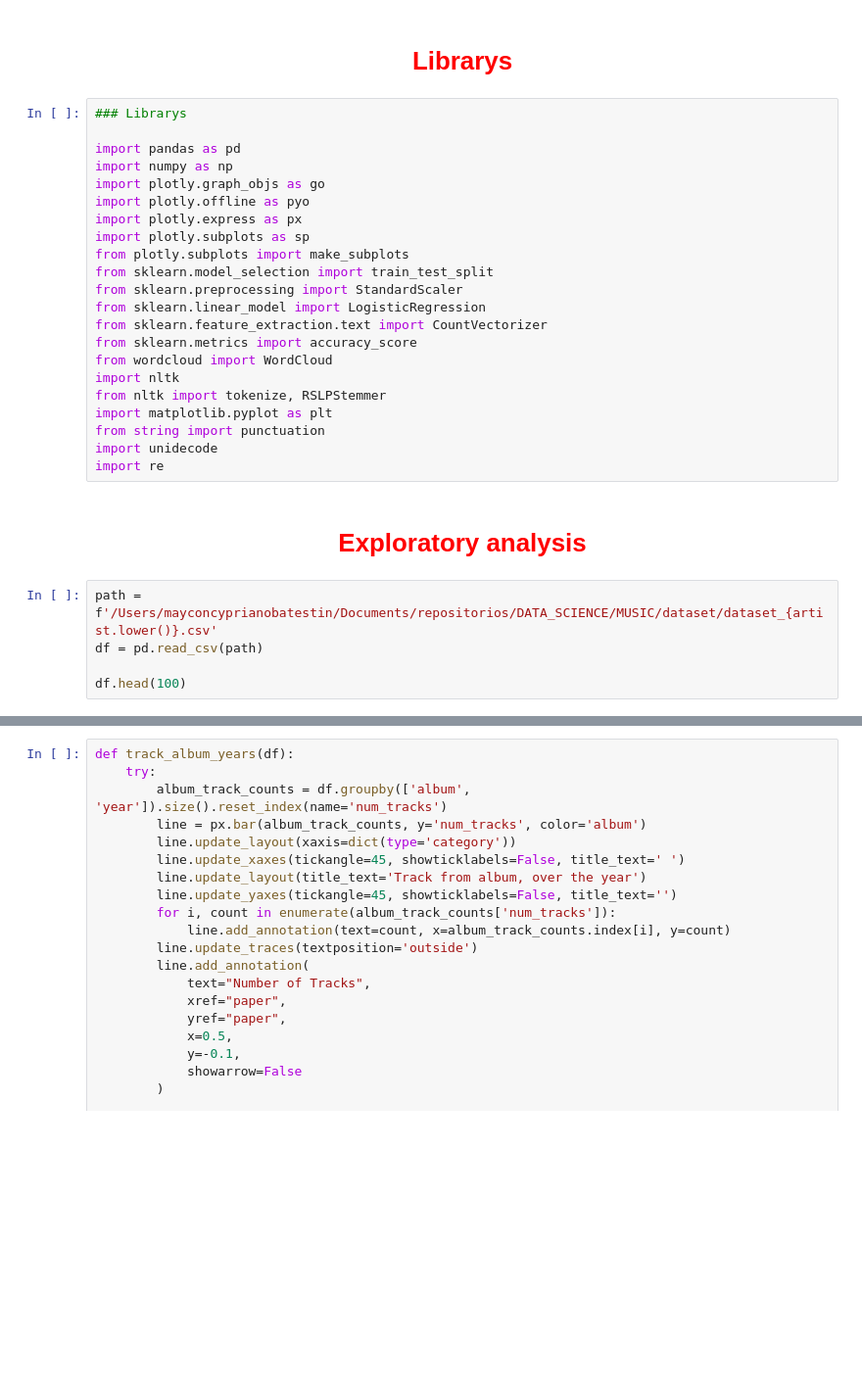
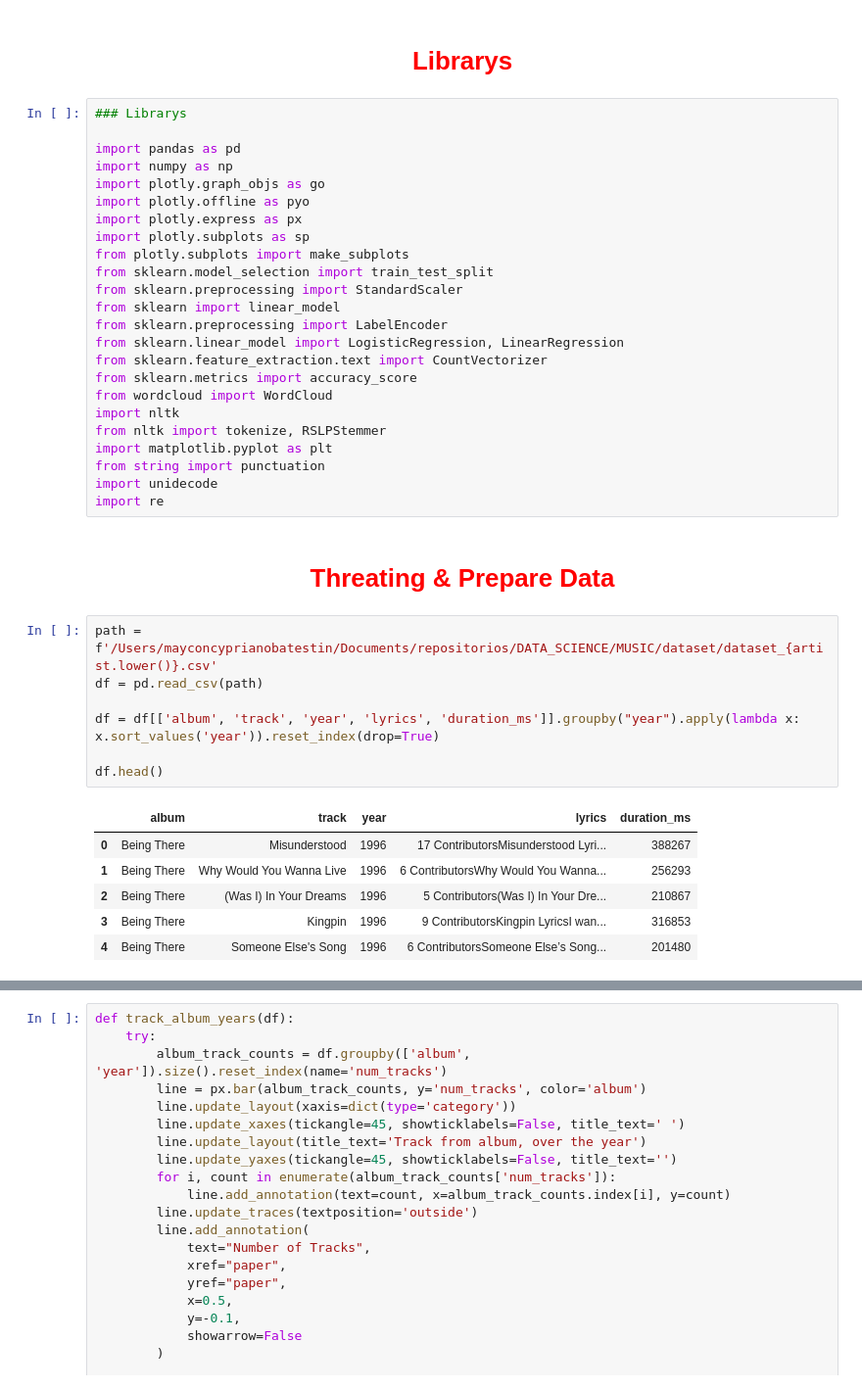
Before and after one commit to batestin1/Wilco, a Jupyter notebook: notebooks/main.ipynb, the cells around one changed output, grey strips where cells are left out. Shown: that part at 98% size. Cells and saved outputs as stored; diff of their text form; blank space fills up the shorter version.

```diff
--- a/notebooks/main.ipynb
+++ b/notebooks/main.ipynb
@@ -42,7 +62,9 @@ import plotly.subplots as sp
 from plotly.subplots import make_subplots
 from sklearn.model_selection import train_test_split
 from sklearn.preprocessing import StandardScaler
-from sklearn.linear_model import LogisticRegression
+from sklearn import linear_model
+from sklearn.preprocessing import LabelEncoder
+from sklearn.linear_model import LogisticRegression, LinearRegression
 from sklearn.feature_extraction.text import CountVectorizer
 from sklearn.metrics import accuracy_score
 from wordcloud import WordCloud
@@ -53,12 +75,21 @@ from string import punctuation
 import unidecode
 import re
 # %% [markdown]
-<h1 style="text-align:center;color:red;">Exploratory analysis </h1>
+<h1 style="text-align:center;color:red;">Threating & Prepare Data </h1>
 # %%
 path = f'/Users/mayconcyprianobatestin/Documents/repositorios/DATA_SCIENCE/MUSIC/dataset/dataset_{artist.lower()}.csv'
 df = pd.read_csv(path)
 
-df.head(100)
+df = df[['album', 'track', 'year', 'lyrics', 'duration_ms']].groupby("year").apply(lambda x: x.sort_values('year')).reset_index(drop=True)
+
+df.head()
+# %% [output]
+|  | album | track | year | lyrics | duration_ms |
+| 0 | Being There | Misunderstood | 1996 | 17 ContributorsMisunderstood Lyri... | 388267 |
+| 1 | Being There | Why Would You Wanna Live | 1996 | 6 ContributorsWhy Would You Wanna... | 256293 |
+| 2 | Being There | (Was I) In Your Dreams | 1996 | 5 Contributors(Was I) In Your Dre... | 210867 |
+| 3 | Being There | Kingpin | 1996 | 9 ContributorsKingpin LyricsI wan... | 316853 |
+| 4 | Being There | Someone Else's Song | 1996 | 6 ContributorsSomeone Else’s Song... | 201480 |
 # %%
 #check for NA value
 
```
Also changed, not shown: parts of 23 cells of this notebook, 2 other files.
